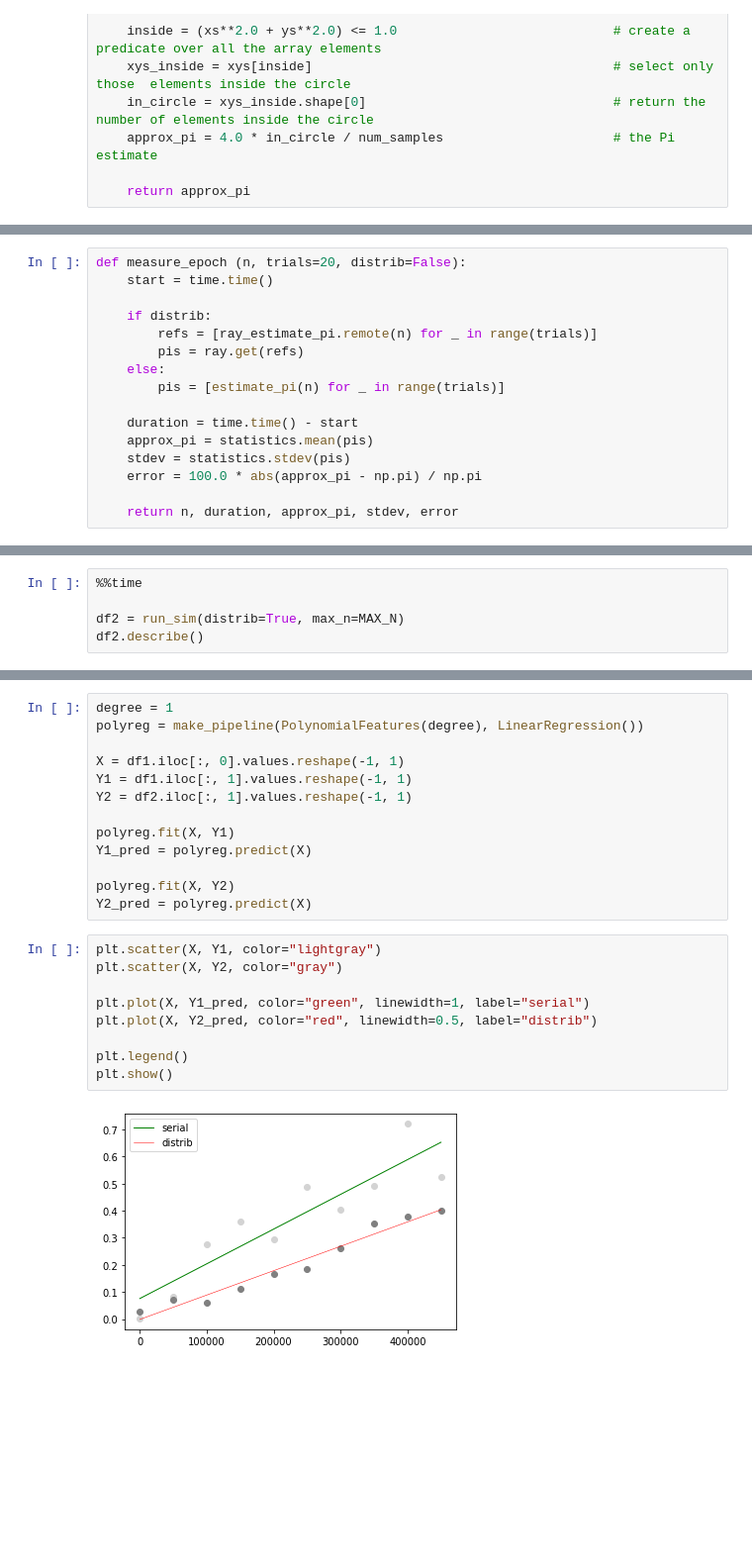
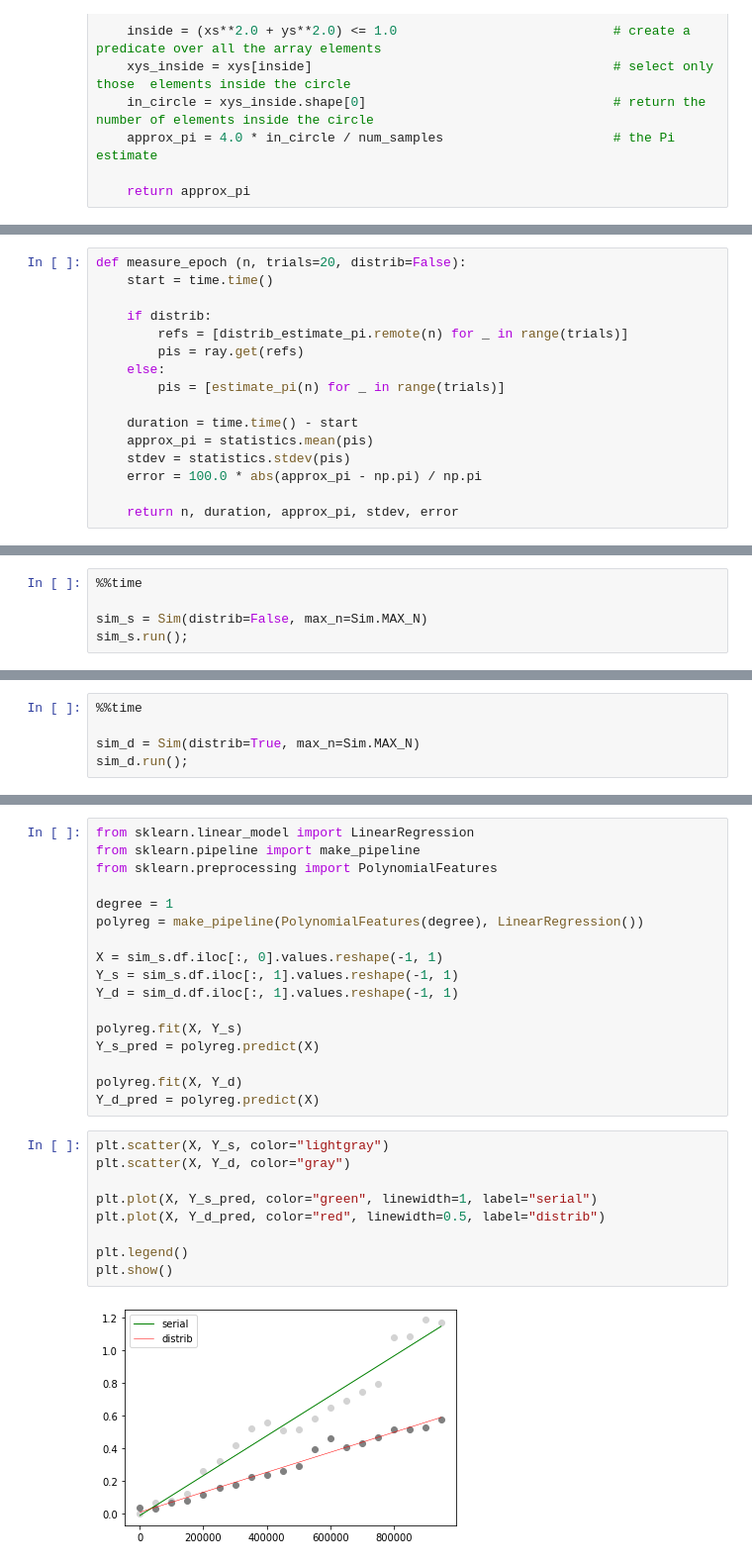
Before and after one commit to DerwenAI/ray_tutorial, a Jupyter notebook: pi.ipynb, the cells around one changed output, grey strips where cells are left out. Shown: that part at 99% size. Cells and saved outputs as stored; diff of their text form; blank space fills up the shorter version.

```diff
--- a/pi.ipynb
+++ b/pi.ipynb
@@ -57,7 +57,7 @@ def measure_epoch (n, trials=20, distrib=False):
     start = time.time()
 
     if distrib:
-        refs = [ray_estimate_pi.remote(n) for _ in range(trials)]
+        refs = [distrib_estimate_pi.remote(n) for _ in range(trials)]
         pis = ray.get(refs)
     else:
         pis = [estimate_pi(n) for _ in range(trials)]
@@ -121,0 +130,5 @@ Embedding SnakeViz in this document...
+# %%
+%%time
+
+sim_s = Sim(distrib=False, max_n=Sim.MAX_N)
+sim_s.run();
@@ -211,6 +239,6 @@ df1.describe()
 # %%
 %%time
 
-df2 = run_sim(distrib=True, max_n=MAX_N)
-df2.describe()
+sim_d = Sim(distrib=True, max_n=Sim.MAX_N)
+sim_d.run();
 # %% [output]
@@ -229,25 +264,29 @@ Wall time: 2.78 s
 # %%
+from sklearn.linear_model import LinearRegression
+from sklearn.pipeline import make_pipeline
+from sklearn.preprocessing import PolynomialFeatures
+
 degree = 1
 polyreg = make_pipeline(PolynomialFeatures(degree), LinearRegression())
 
-X = df1.iloc[:, 0].values.reshape(-1, 1)
-Y1 = df1.iloc[:, 1].values.reshape(-1, 1)
-Y2 = df2.iloc[:, 1].values.reshape(-1, 1)
+X = sim_s.df.iloc[:, 0].values.reshape(-1, 1)
+Y_s = sim_s.df.iloc[:, 1].values.reshape(-1, 1)
+Y_d = sim_d.df.iloc[:, 1].values.reshape(-1, 1)
 
-polyreg.fit(X, Y1)
-Y1_pred = polyreg.predict(X)
+polyreg.fit(X, Y_s)
+Y_s_pred = polyreg.predict(X)
 
-polyreg.fit(X, Y2)
-Y2_pred = polyreg.predict(X)
+polyreg.fit(X, Y_d)
+Y_d_pred = polyreg.predict(X)
 # %%
-plt.scatter(X, Y1, color="lightgray")
-plt.scatter(X, Y2, color="gray")
+plt.scatter(X, Y_s, color="lightgray")
+plt.scatter(X, Y_d, color="gray")
 
-plt.plot(X, Y1_pred, color="green", linewidth=1, label="serial")
-plt.plot(X, Y2_pred, color="red", linewidth=0.5, label="distrib")
+plt.plot(X, Y_s_pred, color="green", linewidth=1, label="serial")
+plt.plot(X, Y_d_pred, color="red", linewidth=0.5, label="distrib")
 
 plt.legend()
 plt.show()
 # %% [output]
-[figure, old version]
+[figure, new version]
 # %%
```
Also changed, not shown: parts of 28 cells of this notebook.
